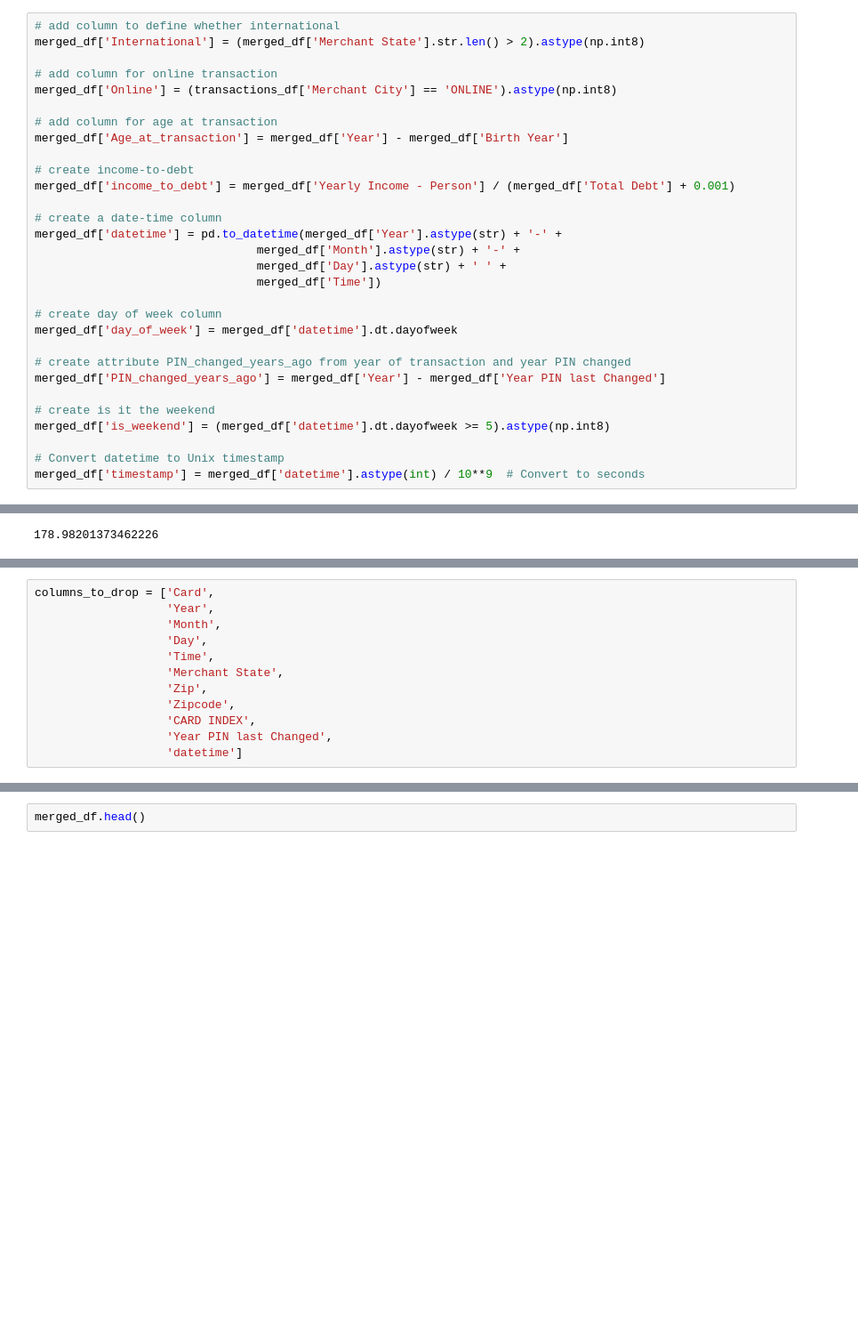
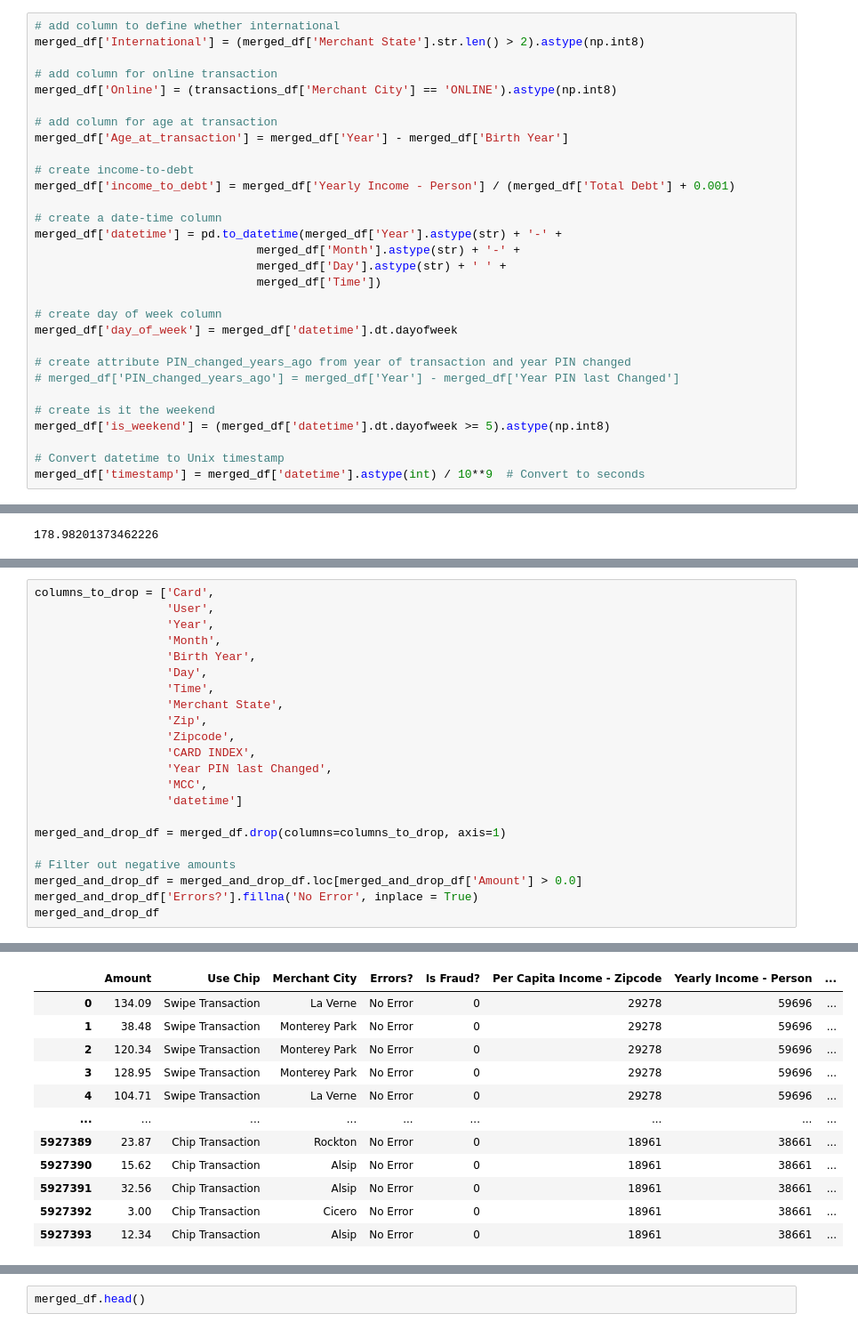
Before and after one commit to wrube/Project_4_Group_2, a Jupyter notebook: create_dataset_ben.ipynb, the cells around one changed output, grey strips where cells are left out. Shown at 89% size. Saved outputs shown, nothing was run; the diff lists cells and outputs as text; blank space fills up the shorter version.

```diff
--- a/create_dataset_ben.ipynb
+++ b/create_dataset_ben.ipynb
@@ -237,7 +244,7 @@ merged_df['datetime'] = pd.to_datetime(merged_df['Year'].astype(str) + '-' +
 merged_df['day_of_week'] = merged_df['datetime'].dt.dayofweek
 
 # create attribute PIN_changed_years_ago from year of transaction and year PIN changed
-merged_df['PIN_changed_years_ago'] = merged_df['Year'] - merged_df['Year PIN last Changed']
+# merged_df['PIN_changed_years_ago'] = merged_df['Year'] - merged_df['Year PIN last Changed']
 
 # create is it the weekend
 merged_df['is_weekend'] = (merged_df['datetime'].dt.dayofweek >= 5).astype(np.int8)
@@ -280,7 +296,9 @@ print(avg_distance)
 # %%
 columns_to_drop = ['Card',
+                   'User',
                    'Year',
                    'Month',
+                   'Birth Year',
                    'Day',
                    'Time',
                    'Merchant State',
@@ -288,4 +306,13 @@ columns_to_drop = ['Card',
                    'Zipcode',
                    'CARD INDEX',
                    'Year PIN last Changed',
+                   'MCC',
                    'datetime']
+
+merged_and_drop_df = merged_df.drop(columns=columns_to_drop, axis=1)
+
+# Filter out negative amounts
+merged_and_drop_df = merged_and_drop_df.loc[merged_and_drop_df['Amount'] > 0.0]
+merged_and_drop_df['Errors?'].fillna('No Error', inplace = True)
+merged_and_drop_df
+# %% [output]
@@ -291,0 +325,12 @@ columns_to_drop = ['Card',
+|  | Amount | Use Chip | Merchant City | Errors? | Is Fraud? | Per Capita Income - Zipcode | Yearly Income - Person | ... |
+| 0 | 134.09 | Swipe Transaction | La Verne | No Error | 0 | 29278 | 59696 | ... |
+| 1 | 38.48 | Swipe Transaction | Monterey Park | No Error | 0 | 29278 | 59696 | ... |
+| 2 | 120.34 | Swipe Transaction | Monterey Park | No Error | 0 | 29278 | 59696 | ... |
+| 3 | 128.95 | Swipe Transaction | Monterey Park | No Error | 0 | 29278 | 59696 | ... |
+| 4 | 104.71 | Swipe Transaction | La Verne | No Error | 0 | 29278 | 59696 | ... |
+| ... | ... | ... | ... | ... | ... | ... | ... | ... |
+| 5927389 | 23.87 | Chip Transaction | Rockton | No Error | 0 | 18961 | 38661 | ... |
+| 5927390 | 15.62 | Chip Transaction | Alsip | No Error | 0 | 18961 | 38661 | ... |
+| 5927391 | 32.56 | Chip Transaction | Alsip | No Error | 0 | 18961 | 38661 | ... |
+| 5927392 | 3.00 | Chip Transaction | Cicero | No Error | 0 | 18961 | 38661 | ... |
+| 5927393 | 12.34 | Chip Transaction | Alsip | No Error | 0 | 18961 | 38661 | ... |
```
Also changed, not shown: parts of 6 cells of this notebook, 9 other files.
